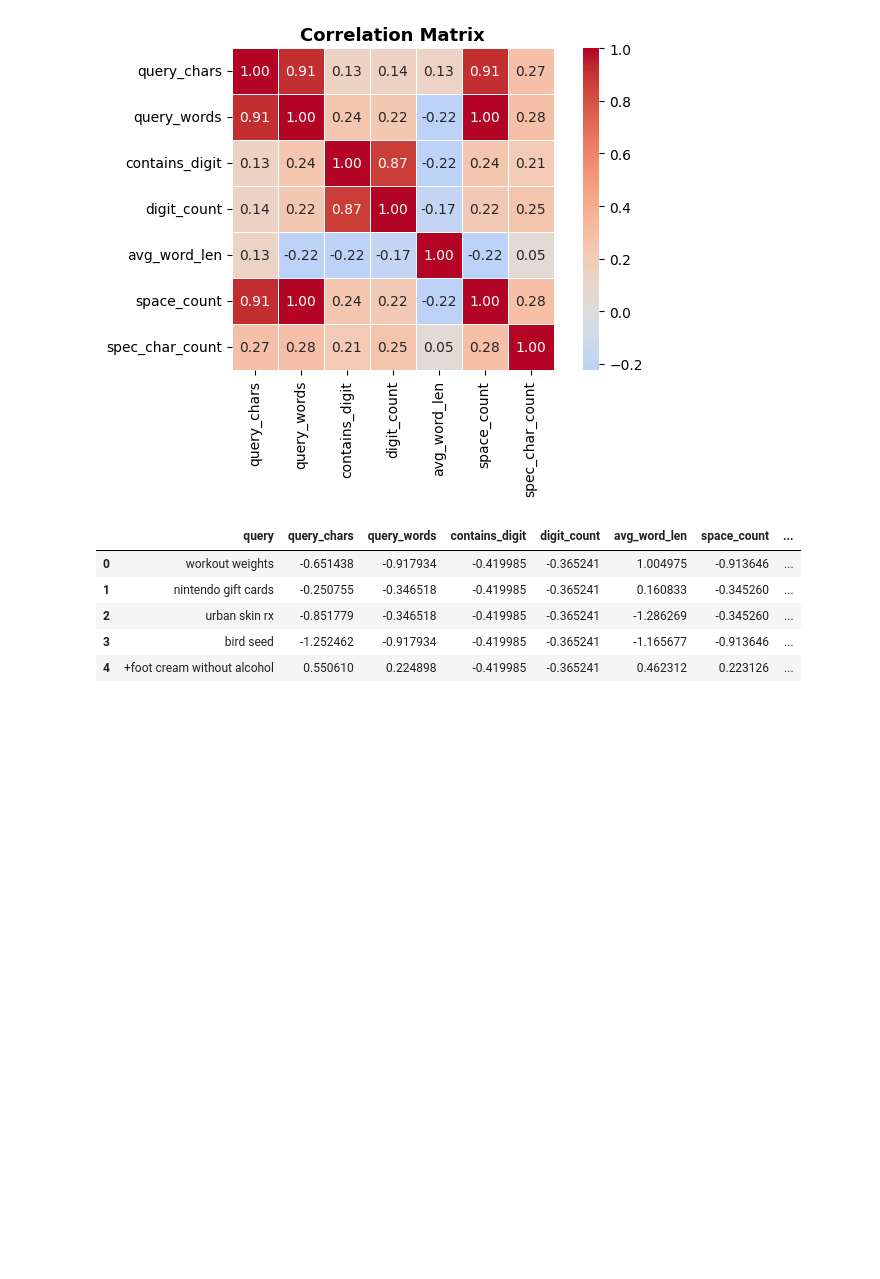
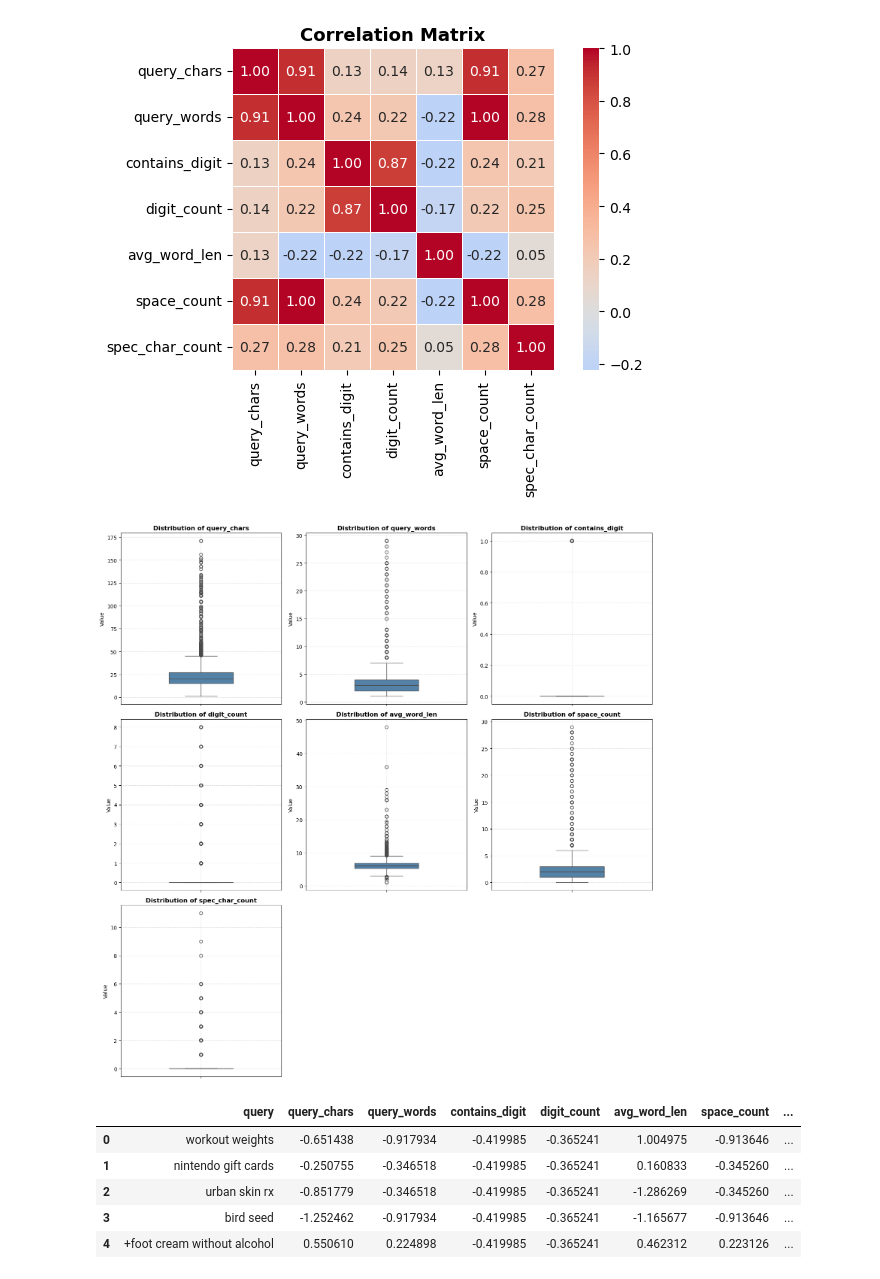
Before and after one commit to ayoub-alla/clustering-queries-from-Amazon-ESCI-dataset, a Jupyter notebook: 1_1_preprocessing.ipynb, the cells around one changed output. Saved outputs shown, nothing was run; the diff lists cells and outputs as text; code cells hidden in the pictures; blank space fills up the shorter version.

Commit message:
graph +

```diff
--- a/1_1_preprocessing.ipynb
+++ b/1_1_preprocessing.ipynb
@@ -155,6 +161,36 @@ plt.tight_layout()
 plt.show()
 # %% [output]
 [figure]
+# %%
+import math
+cols_to_plot = ['query_chars', 'query_words', 'contains_digit', 'digit_count',
+                'avg_word_len', 'space_count', 'spec_char_count']
+
+
+n_features = len(cols_to_plot)
+n_cols = 3
+n_rows = math.ceil(n_features / n_cols)
+
+fig, axes = plt.subplots(n_rows, n_cols, figsize=(15, 5 * n_rows))
+
+# Loop through your features
+for i, col in enumerate(cols_to_plot):
+    ax = axes.flat[i]
+    # 'y=' makes it a vertical boxplot
+    sns.boxplot(y=data[col].dropna(), ax=ax, color='steelblue', width=0.4)
+
+    ax.set_title(f"Distribution of {col}", fontsize=12, fontweight='bold')
+    ax.set_ylabel('Value')
+    ax.grid(True, linestyle='--', alpha=0.4)
+
+
+for j in range(i + 1, n_rows * n_cols):
+    fig.delaxes(axes.flat[j])
+
+plt.tight_layout()
+plt.show()
+# %% [output]
+[figure, added]
 # %%
 from sklearn.preprocessing import StandardScaler
 
```
Also changed, not shown: parts of 1 cell of this notebook, 2 other files.
